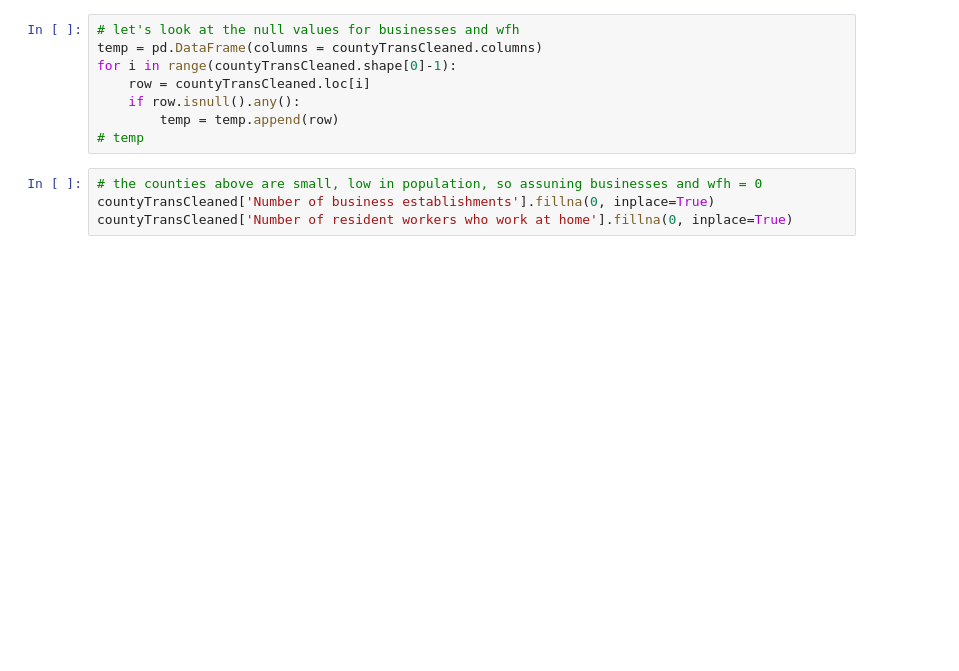
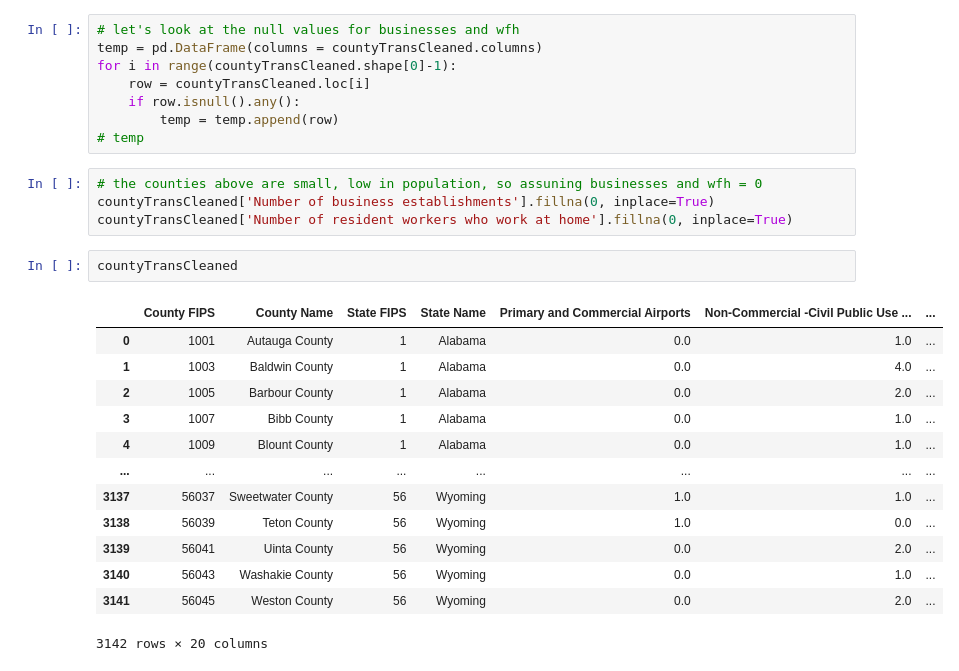
Before and after one commit to c-biancone/ISCH-370_Project, a Jupyter notebook: ISCH370_Group2.ipynb, the cells around one changed output. Cells and saved outputs as stored; diff of their text form; blank space fills up the shorter version.

```diff
--- a/ISCH370_Group2.ipynb
+++ b/ISCH370_Group2.ipynb
@@ -68,3 +69,19 @@ for i in range(countyTransCleaned.shape[0]-1):
 # the counties above are small, low in population, so assuning businesses and wfh = 0
 countyTransCleaned['Number of business establishments'].fillna(0, inplace=True)
 countyTransCleaned['Number of resident workers who work at home'].fillna(0, inplace=True)
+# %%
+countyTransCleaned
+# %% [output]
+|  | County FIPS | County Name | State FIPS | State Name | Primary and Commercial Airports | Non-Commercial -Civil Public Use ... | ... |
+| 0 | 1001 | Autauga County | 1 | Alabama | 0.0 | 1.0 | ... |
+| 1 | 1003 | Baldwin County | 1 | Alabama | 0.0 | 4.0 | ... |
+| 2 | 1005 | Barbour County | 1 | Alabama | 0.0 | 2.0 | ... |
+| 3 | 1007 | Bibb County | 1 | Alabama | 0.0 | 1.0 | ... |
+| 4 | 1009 | Blount County | 1 | Alabama | 0.0 | 1.0 | ... |
+| ... | ... | ... | ... | ... | ... | ... | ... |
+| 3137 | 56037 | Sweetwater County | 56 | Wyoming | 1.0 | 1.0 | ... |
+| 3138 | 56039 | Teton County | 56 | Wyoming | 1.0 | 0.0 | ... |
+| 3139 | 56041 | Uinta County | 56 | Wyoming | 0.0 | 2.0 | ... |
+| 3140 | 56043 | Washakie County | 56 | Wyoming | 0.0 | 1.0 | ... |
+| 3141 | 56045 | Weston County | 56 | Wyoming | 0.0 | 2.0 | ... |
+3142 rows × 20 columns
```
Also changed, not shown: parts of 8 cells of this notebook.
